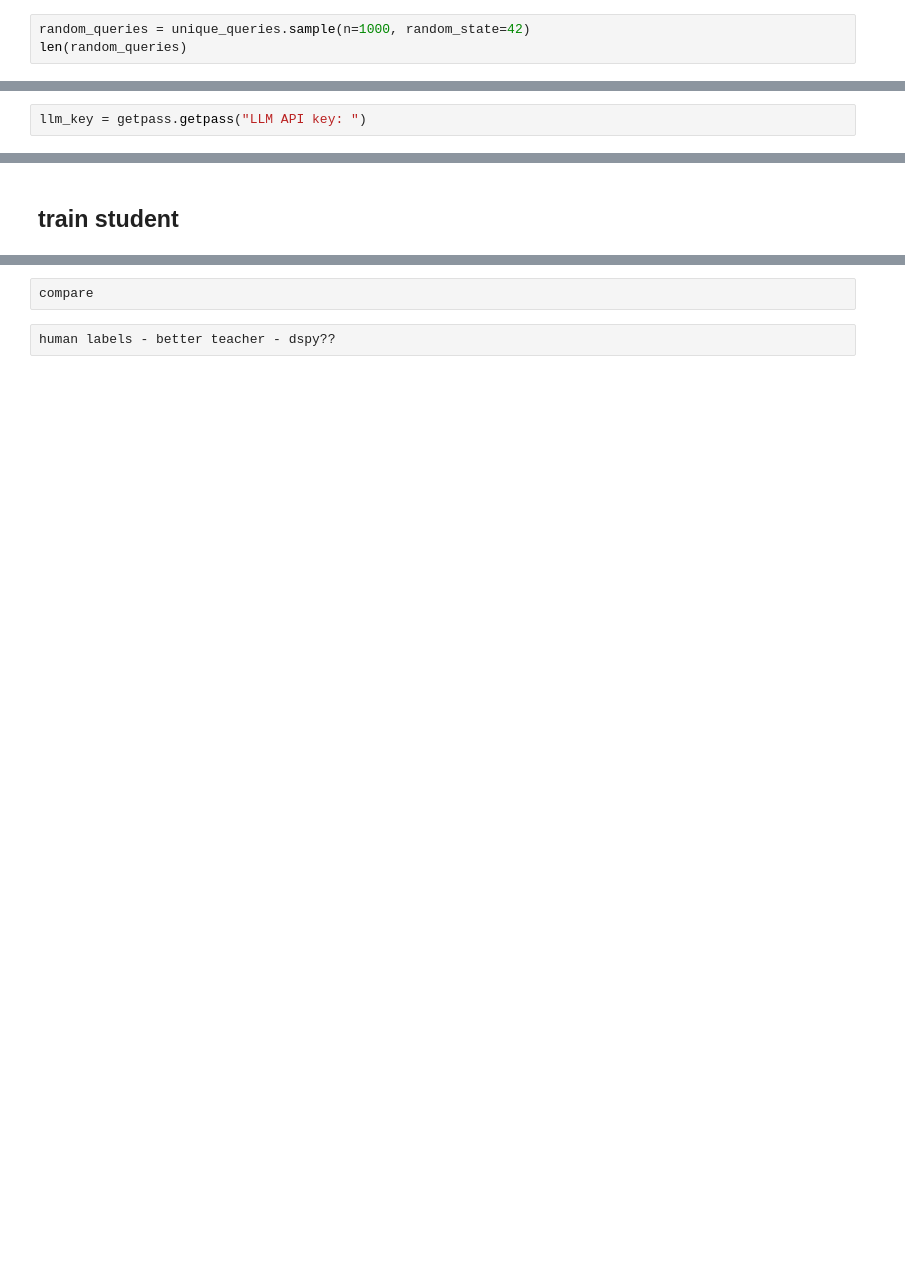
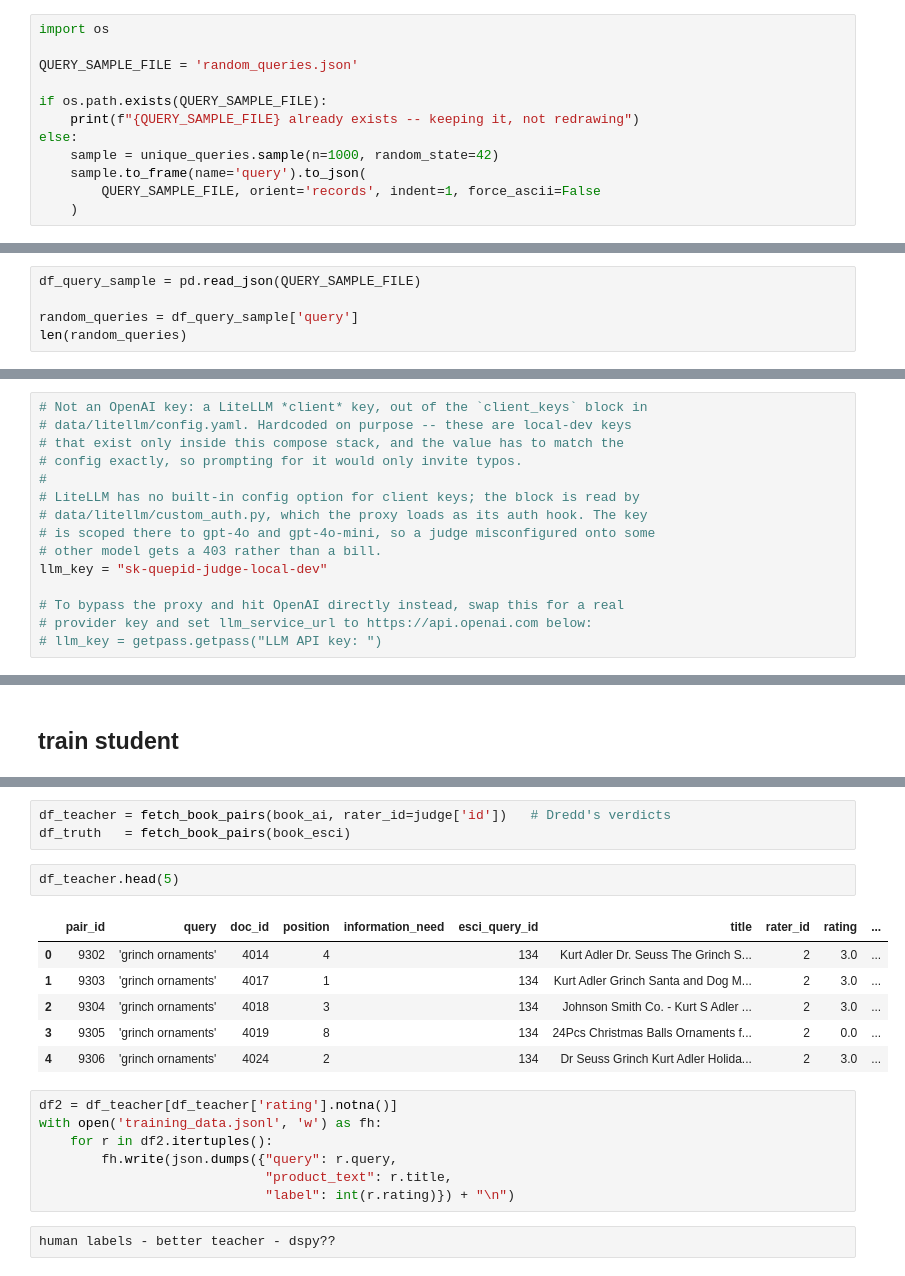
Before and after one commit to frutik/teaching-the-judge, a Jupyter notebook: train-student.ipynb, the cells around one changed output, grey strips where cells are left out. Saved outputs shown, nothing was run; the diff lists cells and outputs as text; blank space fills up the shorter version.

```diff
--- a/train-student.ipynb
+++ b/train-student.ipynb
@@ -51,6 +51,15 @@ unique_queries.head(5)
 189                  # 2 pencils not sharpened
 Name: query, dtype: object
 # %%
-random_queries = unique_queries.sample(n=1000, random_state=42)
-len(random_queries)
+import os
+
+QUERY_SAMPLE_FILE = 'random_queries.json'
+
+if os.path.exists(QUERY_SAMPLE_FILE):
+    print(f"{QUERY_SAMPLE_FILE} already exists -- keeping it, not redrawing")
+else:
+    sample = unique_queries.sample(n=1000, random_state=42)
+    sample.to_frame(name='query').to_json(
+        QUERY_SAMPLE_FILE, orient='records', indent=1, force_ascii=False
+    )
 # %% [output]
@@ -57,0 +69,5 @@ len(random_queries)
+# %%
+df_query_sample = pd.read_json(QUERY_SAMPLE_FILE)
+
+random_queries = df_query_sample['query']
+len(random_queries)
@@ -484,2 +517,15 @@ def load_case_queries(case):
 # %%
-llm_key = getpass.getpass("LLM API key: ")
+# Not an OpenAI key: a LiteLLM *client* key, out of the `client_keys` block in
+# data/litellm/config.yaml. Hardcoded on purpose -- these are local-dev keys
+# that exist only inside this compose stack, and the value has to match the
+# config exactly, so prompting for it would only invite typos.
+#
+# LiteLLM has no built-in config option for client keys; the block is read by
+# data/litellm/custom_auth.py, which the proxy loads as its auth hook. The key
+# is scoped there to gpt-4o and gpt-4o-mini, so a judge misconfigured onto some
+# other model gets a 403 rather than a bill.
+llm_key = "sk-quepid-judge-local-dev"
+
+# To bypass the proxy and hit OpenAI directly instead, swap this for a real
+# provider key and set llm_service_url to https://api.openai.com below:
+# llm_key = getpass.getpass("LLM API key: ")
@@ -545,4 +968,21 @@ http://localhost:3000/books/2/judgement_stats
+# %%
+df_teacher = fetch_book_pairs(book_ai, rater_id=judge['id'])   # Dredd's verdicts
+df_truth   = fetch_book_pairs(book_esci)
+# %%
+df_teacher.head(5)
+# %% [output]
+|  | pair_id | query | doc_id | position | information_need | esci_query_id | title | rater_id | rating | ... |
+| 0 | 9302 | 'grinch ornaments' | 4014 | 4 |  | 134 | Kurt Adler Dr. Seuss The Grinch S... | 2 | 3.0 | ... |
+| 1 | 9303 | 'grinch ornaments' | 4017 | 1 |  | 134 | Kurt Adler Grinch Santa and Dog M... | 2 | 3.0 | ... |
+| 2 | 9304 | 'grinch ornaments' | 4018 | 3 |  | 134 | Johnson Smith Co. - Kurt S Adler ... | 2 | 3.0 | ... |
+| 3 | 9305 | 'grinch ornaments' | 4019 | 8 |  | 134 | 24Pcs Christmas Balls Ornaments f... | 2 | 0.0 | ... |
+| 4 | 9306 | 'grinch ornaments' | 4024 | 2 |  | 134 | Dr Seuss Grinch Kurt Adler Holida... | 2 | 3.0 | ... |
 # %%
-compare
+df2 = df_teacher[df_teacher['rating'].notna()]
+with open('training_data.jsonl', 'w') as fh:
+    for r in df2.itertuples():
+        fh.write(json.dumps({"query": r.query,
+                             "product_text": r.title,
+                             "label": int(r.rating)}) + "\n")
 # %%
 human labels - better teacher - dspy??
```
Also changed, not shown: parts of 41 cells of this notebook, 5 other files.
